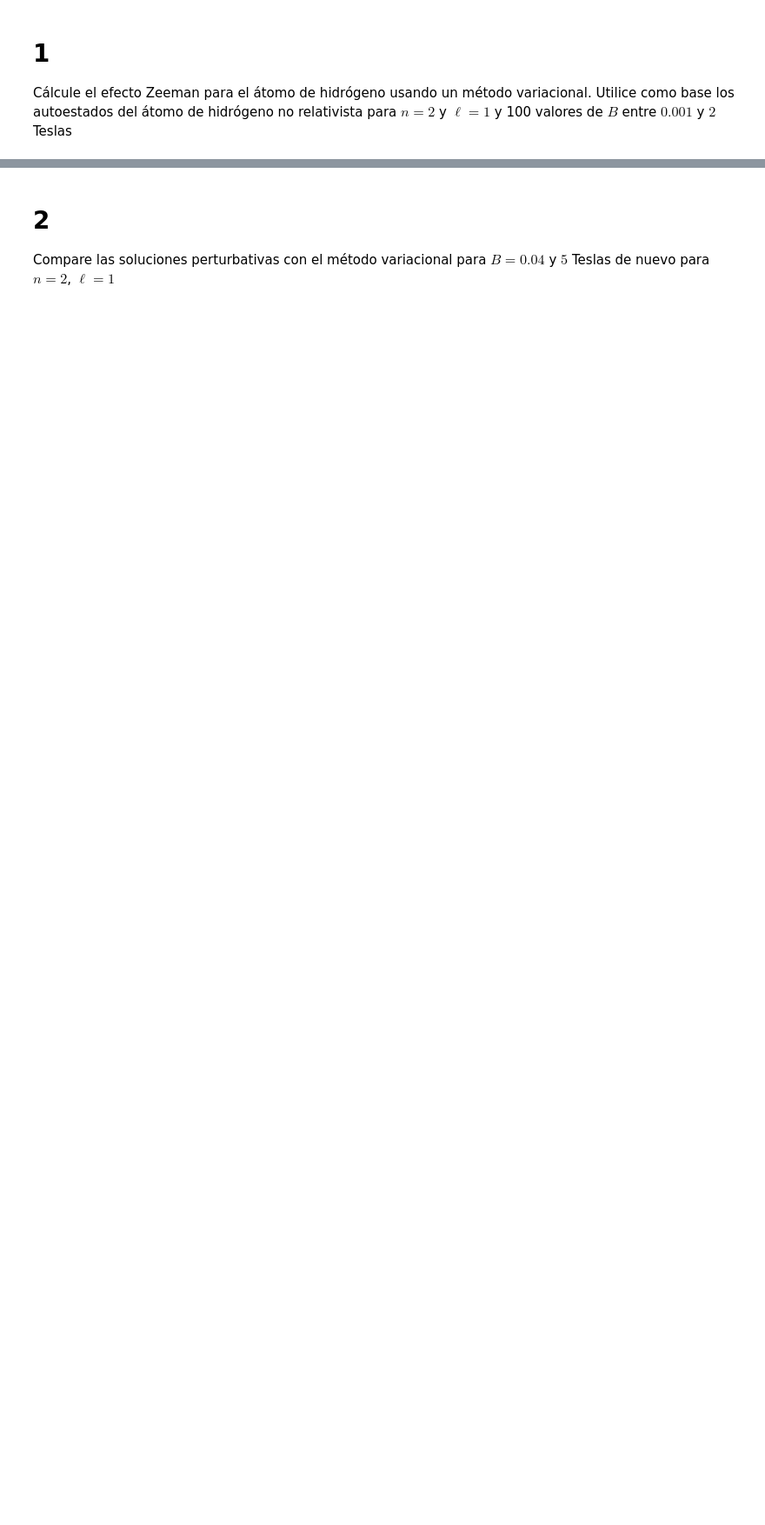
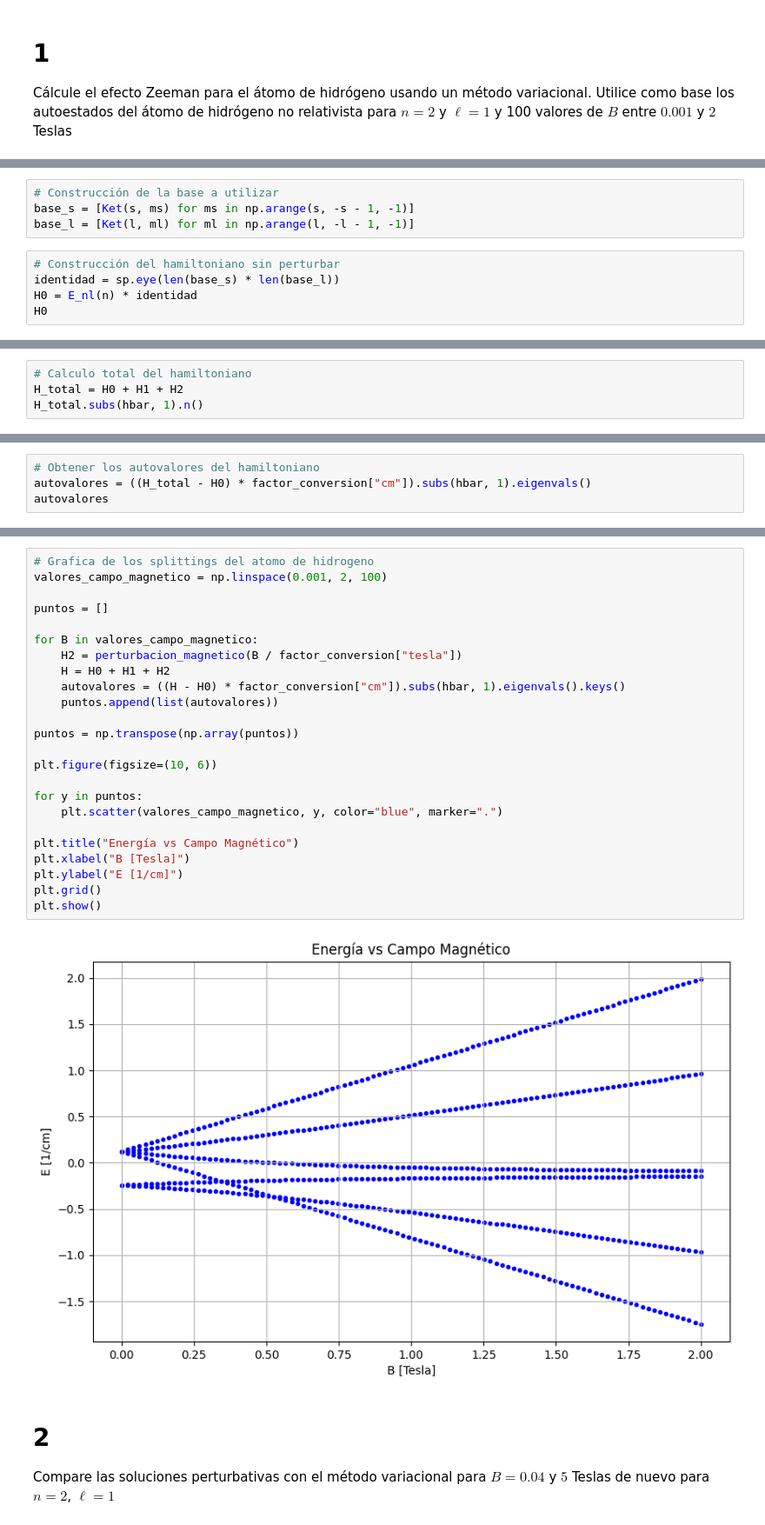
Before and after one commit to SamHuRo/mecanica-cuantica-avanzada, a Jupyter notebook: Tareas/Tarea_07/Tarea_07-Samuel_Huertas.ipynb, the cells around one changed output, grey strips where cells are left out. Shown at 87% size. Drawn from its saved outputs; the diff is of its cells as text; blank space fills up the shorter version.

```diff
--- a/Tareas/Tarea_07/Tarea_07-Samuel_Huertas.ipynb
+++ b/Tareas/Tarea_07/Tarea_07-Samuel_Huertas.ipynb
@@ -15,0 +62,9 @@ Cálcule el efecto Zeeman para el átomo de hidrógeno usando un método variaci
+# %%
+# Construcción de la base a utilizar
+base_s = [Ket(s, ms) for ms in np.arange(s, -s - 1, -1)]
+base_l = [Ket(l, ml) for ml in np.arange(l, -l - 1, -1)]
+# %%
+# Construcción del hamiltoniano sin perturbar
+identidad = sp.eye(len(base_s) * len(base_l))
+H0 = E_nl(n) * identidad
+H0
@@ -15,0 +179,4 @@ Cálcule el efecto Zeeman para el átomo de hidrógeno usando un método variaci
+# %%
+# Calculo total del hamiltoniano
+H_total = H0 + H1 + H2
+H_total.subs(hbar, 1).n()
@@ -15,0 +185,4 @@ Cálcule el efecto Zeeman para el átomo de hidrógeno usando un método variaci
+# %%
+# Obtener los autovalores del hamiltoniano
+autovalores = ((H_total - H0) * factor_conversion["cm"]).subs(hbar, 1).eigenvals()
+autovalores
@@ -16,3 +196,29 @@ Cálcule el efecto Zeeman para el átomo de hidrógeno usando un método variaci
+# %%
+# Grafica de los splittings del atomo de hidrogeno
+valores_campo_magnetico = np.linspace(0.001, 2, 100)
+
+puntos = []
+
+for B in valores_campo_magnetico:
+    H2 = perturbacion_magnetico(B / factor_conversion["tesla"])
+    H = H0 + H1 + H2
+    autovalores = ((H - H0) * factor_conversion["cm"]).subs(hbar, 1).eigenvals().keys()
+    puntos.append(list(autovalores))
+
+puntos = np.transpose(np.array(puntos))
+
+plt.figure(figsize=(10, 6))
+
+for y in puntos:
+    plt.scatter(valores_campo_magnetico, y, color="blue", marker=".")
+
+plt.title("Energía vs Campo Magnético")
+plt.xlabel("B [Tesla]")
+plt.ylabel("E [1/cm]")
+plt.grid()
+plt.show()
+# %% [output]
+[figure, added]
 # %% [markdown]
 # 2
 Compare las soluciones perturbativas con el método variacional para $B=0.04$ y $5$ Teslas de nuevo para $n=2$, $\ell=1$
```
Also changed, not shown: parts of 26 cells of this notebook, 2 other files.
